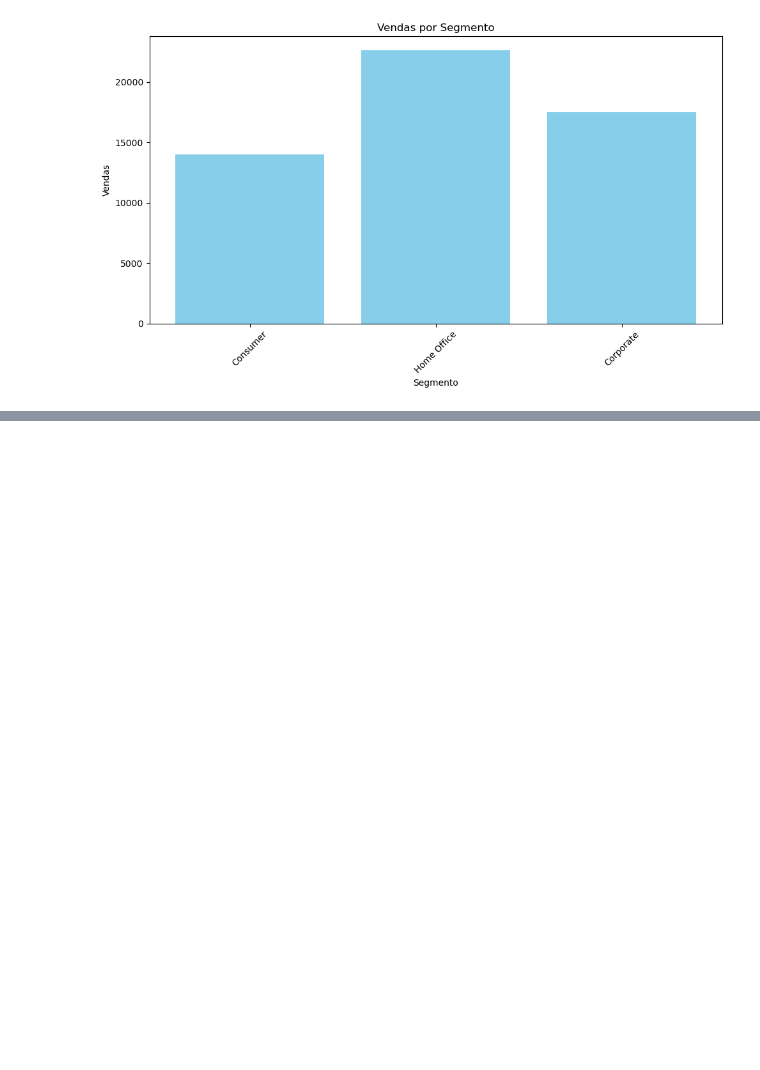
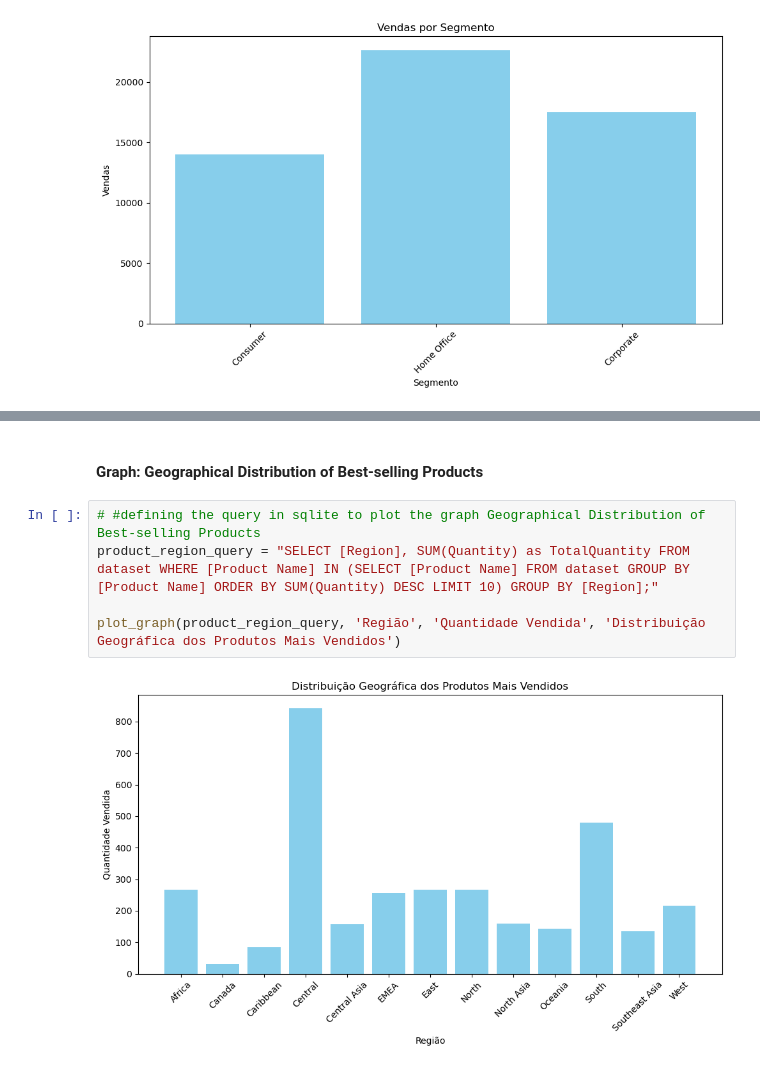
Before and after one commit to diegosantss/desafio-fadesp-processo-seletivo, a Jupyter notebook: solucao-desafio.ipynb, the cells around one changed output, grey strips where cells are left out. Saved outputs shown, nothing was run; the diff lists cells and outputs as text; blank space fills up the shorter version.

```diff
--- a/solucao-desafio.ipynb
+++ b/solucao-desafio.ipynb
@@ -146,0 +175,9 @@ plot_graph(query, 'Ano', 'Lucro', 'Lucro por Ano')
+# %% [markdown]
+#### Graph: Geographical Distribution of Best-selling Products
+# %%
+# #defining the query in sqlite to plot the graph Geographical Distribution of Best-selling Products
+product_region_query = "SELECT [Region], SUM(Quantity) as TotalQuantity FROM dataset WHERE [Product Name] IN (SELECT [Product Name] FROM dataset GROUP BY [Product Name] ORDER BY SUM(Quantity) DESC LIMIT 10) GROUP BY [Region];"
+
+plot_graph(product_region_query, 'Região', 'Quantidade Vendida', 'Distribuição Geográfica dos Produtos Mais Vendidos')
+# %% [output]
+[figure, added]
```
Also changed, not shown: parts of 17 cells of this notebook, 8 other files.
